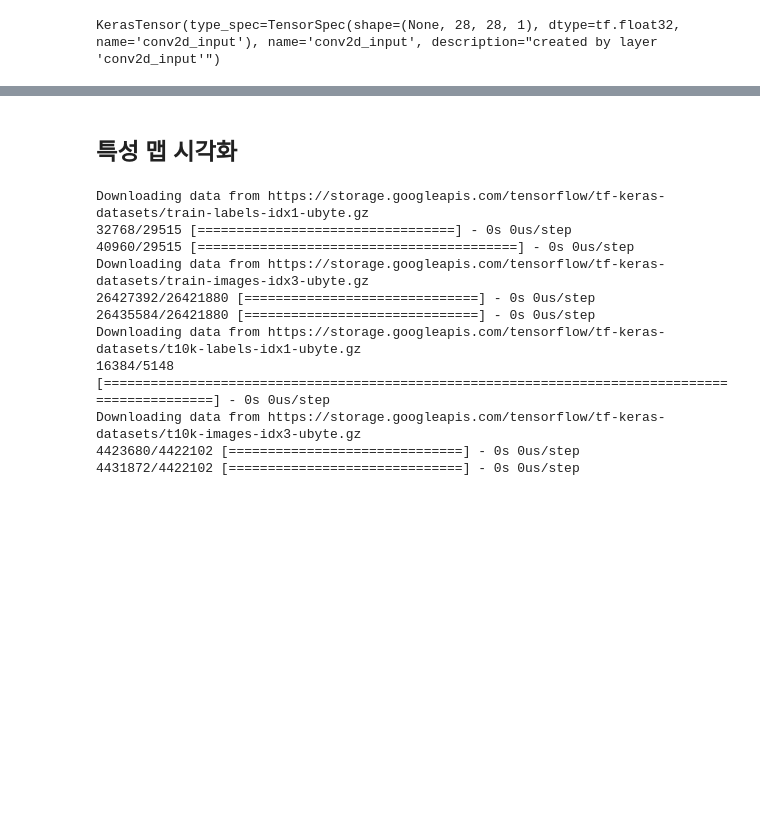
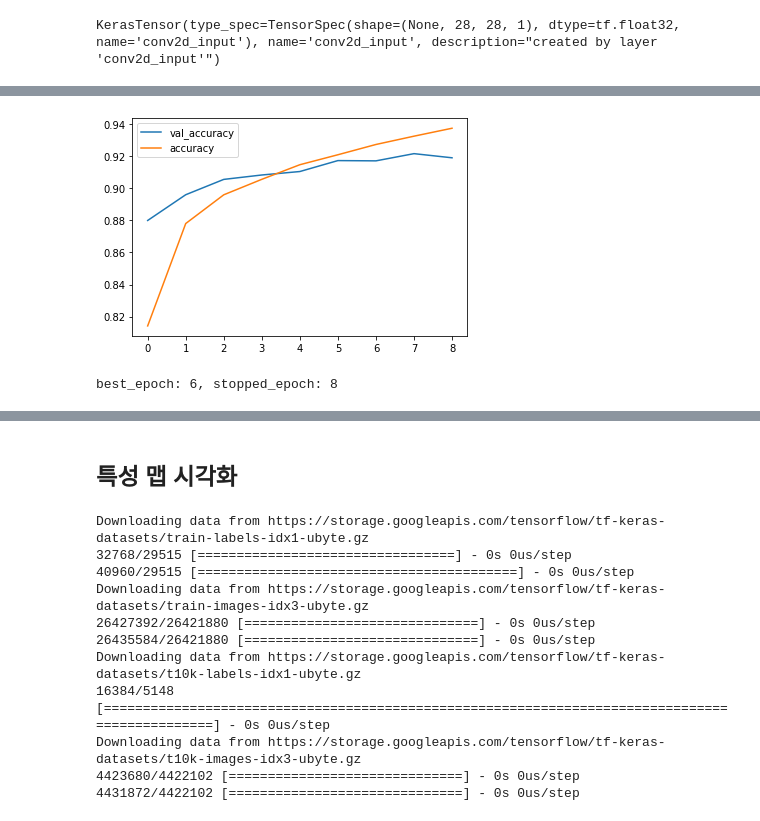
Before and after one commit to fasthill/ML-DL-study-alone, a Jupyter notebook: 8-3 합성곱 신경망의 시각화.ipynb, the cells around one changed output, grey strips where cells are left out. Drawn from its saved outputs; the diff is of its cells as text; code cells hidden in the pictures; blank space fills up the shorter version.

```diff
--- a/8-3 합성곱 신경망의 시각화.ipynb
+++ b/8-3 합성곱 신경망의 시각화.ipynb
@@ -166,0 +243,11 @@ conv_acti2 = Model(model.input, model.layers[1].output)
+# %%
+plt.plot(history.history['val_accuracy'])
+plt.plot(history.history['accuracy'])
+plt.legend(['val_accuracy', 'accuracy'])
+plt.show()
+# %% [output]
+[figure, added]
+# %%
+print(f'best_epoch: {early_stopping_cb.best_epoch}, stopped_epoch: {early_stopping_cb.stopped_epoch}')
+# %% [output]
+best_epoch: 6, stopped_epoch: 8
```
Also changed, not shown: parts of 17 cells of this notebook.
